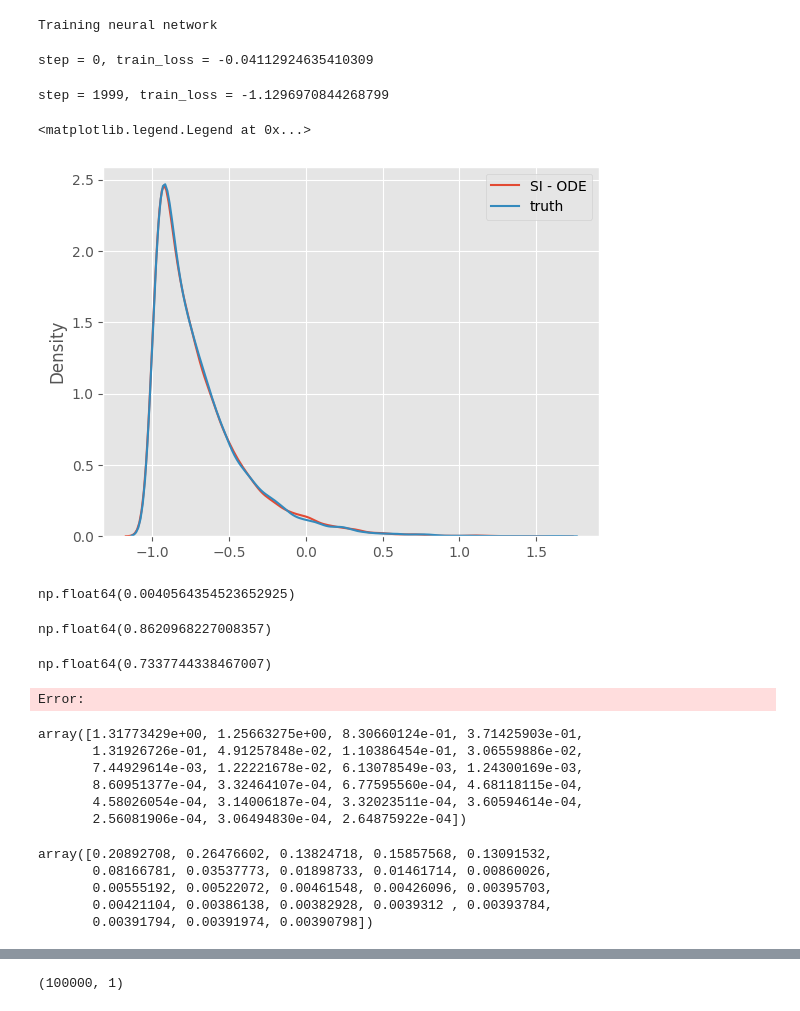
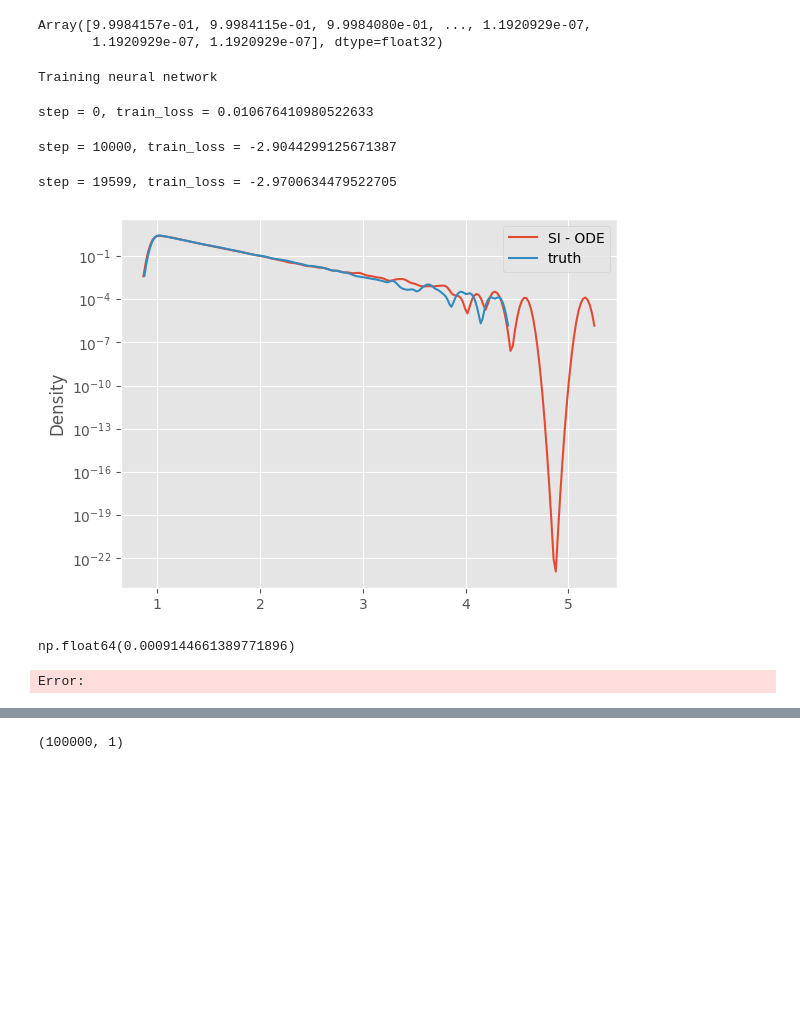
Before and after one commit to abjohnson117/TransportVsMcmcExperiments, a Jupyter notebook: tanh/tanh_test.ipynb, the cells around one changed output, grey strips where cells are left out. Saved outputs shown, nothing was run; the diff lists cells and outputs as text; code cells hidden in the pictures; blank space fills up the shorter version.

Commit message:
About to start conv for tanh

```diff
--- a/tanh/tanh_test.ipynb
+++ b/tanh/tanh_test.ipynb
@@ -39,9 +39,9 @@ from triangular_transport.flows.dataloaders import (
 )
 plt.style.use("ggplot")
 # %%
-# ys = np.random.uniform(low=-3.0, high=3.0, size=(10000, 1))
-ys = 2.0 * np.ones((5000000, 1))
-us = np.tanh(ys) + np.random.gamma(shape=1.0, scale=0.3, size=(5000000, 1))
+ys = np.random.uniform(low=-3.0, high=3.0, size=(100000, 1))
+# ys = 2.0 * np.ones((1000000, 1))
+us = np.tanh(ys) + np.random.gamma(shape=1.0, scale=0.3, size=(100000, 1))
 data = np.hstack([ys, us])
 # %%
 kdeplot(us)
@@ -65,9 +94,17 @@ kdeplot(us)
+# %%
+sigmoid_interpolant(ts, jnp.zeros(10000), jnp.ones(10000))
+# %% [output]
+Array([9.9984157e-01, 9.9984115e-01, 9.9984080e-01, ..., 1.1920929e-07,
+       1.1920929e-07, 1.1920929e-07], dtype=float32)
+# %%
+samps2 = np.load("samps_2.npy")
 # %%
 key1 = random.key(2)
 epochs = 400
 x1_data = data.copy()
-train_dim = 10000
+train_dim = 100000
 batch_size = 2048
+# batch_size = 1024
 # batch_size = hyperparams["batch_size"]
 batch_size = min(batch_size, train_dim)
 batch_size -= 1
@@ -77,8 +114,8 @@ print_every = 10000
 yu_dimension = (1, 1)
 dim = yu_dimension[0] + yu_dimension[1]
 # hidden_layer_list = [256] * 4 if train_dim < 8000 else [1024] * 8
-hidden_layer_list = [512] * 6
-# hidden_layer_list = [256] * 4
+# hidden_layer_list = [512] * 6
+hidden_layer_list = [256] * 4
 # hidden_layer_list = [1024] * 8
 target_data = x1_data[:train_dim, :]
 model = MLP(
@@ -98,11 +135,11 @@ schedule = optax.warmup_cosine_decay_schedule(
 )
 
 optimizer = optax.chain(
-    optax.clip_by_global_norm(1.0), optax.adamw(schedule)
+    optax.clip_by_global_norm(1.0), optax.rmsprop(schedule)
 )
 
-interpolant = linear_interpolant
-interpolant_der = linear_interpolant_der
+interpolant = sigmoid_interpolant
+interpolant_der = sigmoid_interpolant_der
 interpolant_args = {"t": None, "x1": None, "x0": None}
 
 trainer = NNTrainer(
@@ -111,7 +148,7 @@ trainer = NNTrainer(
     optimizer=optimizer,
     interpolant=interpolant,
     interpolant_der=interpolant_der,
-    reference_sampler=standard_gaussian_reference_sampler,
+    reference_sampler=exp_reference_sampler,
     loss=vec_field_loss,
     interpolant_args=interpolant_args,
     yu_dimension=yu_dimension,
@@ -128,35 +165,31 @@ trainer.train(
 );
 # %% [output]
 Training neural network
-step = 0, train_loss = -0.04112924635410309
+step = 0, train_loss = 0.010676410980522633
-step = 1999, train_loss = -1.1296970844268799
+step = 10000, train_loss = -2.9044299125671387
+step = 19599, train_loss = -2.9700634479522705
 # %%
-cond_vals = [-3, 0, 2]
-nsamples = 10000
+cond_vals = 2
+nsamples = 100000
+solver_args = {"solver": diffrax.Dopri5(), "max_steps": 50000, "stepsize_controller": diffrax.PIDController(rtol=1e-4, atol=1e-6)}
 cond_samples = trainer.conditional_sample(
     cond_values=cond_vals,
     nsamples=nsamples,
     u0_cond=None,
+    solver_args=solver_args,
 )
 # %%
-kdeplot(cond_samples[0][:, 1], label="SI - ODE")
-kdeplot(us.squeeze(), label="truth")
+kdeplot(cond_samples[:, 1], label="SI - ODE")
+# kdeplot(mcmc_samps2[0].squeeze(), label="MCMC")
+kdeplot(samps2.squeeze(), label="truth")
 plt.legend()
+plt.yscale('log')
 # %% [output]
-<matplotlib.legend.Legend at 0x...>
-[figure, old version]
+[figure, new version]
-# %%
-wasserstein_1d(np.asarray(cond_samples[0][:, 1]), us.squeeze()) / wasserstein_1d(us.squeeze(), np.random.randn(10000))
-# %% [output]
-np.float64(0.0040564354523652925)
-# %%
-wasserstein_1d(us.squeeze(), np.random.randn(10000))
-# %% [output]
-np.float64(0.8620968227008357)
 # %%
-wasserstein_1d(np.asarray(cond_samples[1][:, 1]), us.squeeze())
+wasserstein_1d(np.asarray(cond_samples[:, 1]), samps2.squeeze(), p=2)
 # %% [output]
-np.float64(0.7337744338467007)
+np.float64(0.0009144661389771896)
 # %%
 ys = -3.0 * np.ones((100000, 1))
 us = np.tanh(ys) + np.random.gamma(shape=1.0, scale=0.3, size=(100000, 1))
@@ -176,19 +209,2 @@ for i in range(10):
 wd_ode = np.mean(si_array, axis=0)
-# %%
-wd_mcmc
-# %% [output]
-array([1.31773429e+00, 1.25663275e+00, 8.30660124e-01, 3.71425903e-01,
-       1.31926726e-01, 4.91257848e-02, 1.10386454e-01, 3.06559886e-02,
-       7.44929614e-03, 1.22221678e-02, 6.13078549e-03, 1.24300169e-03,
-       8.60951377e-04, 3.32464107e-04, 6.77595560e-04, 4.68118115e-04,
-       4.58026054e-04, 3.14006187e-04, 3.32023511e-04, 3.60594614e-04,
-       2.56081906e-04, 3.06494830e-04, 2.64875922e-04])
-# %%
-wd_ode
-# %% [output]
-array([0.20892708, 0.26476602, 0.13824718, 0.15857568, 0.13091532,
-       0.08166781, 0.03537773, 0.01898733, 0.01461714, 0.00860026,
-       0.00555192, 0.00522072, 0.00461548, 0.00426096, 0.00395703,
-       0.00421104, 0.00386138, 0.00382928, 0.0039312 , 0.00393784,
-       0.00391794, 0.00391974, 0.00390798])
 # %%
```
Also changed, not shown: parts of 20 cells of this notebook, 3 other files.
